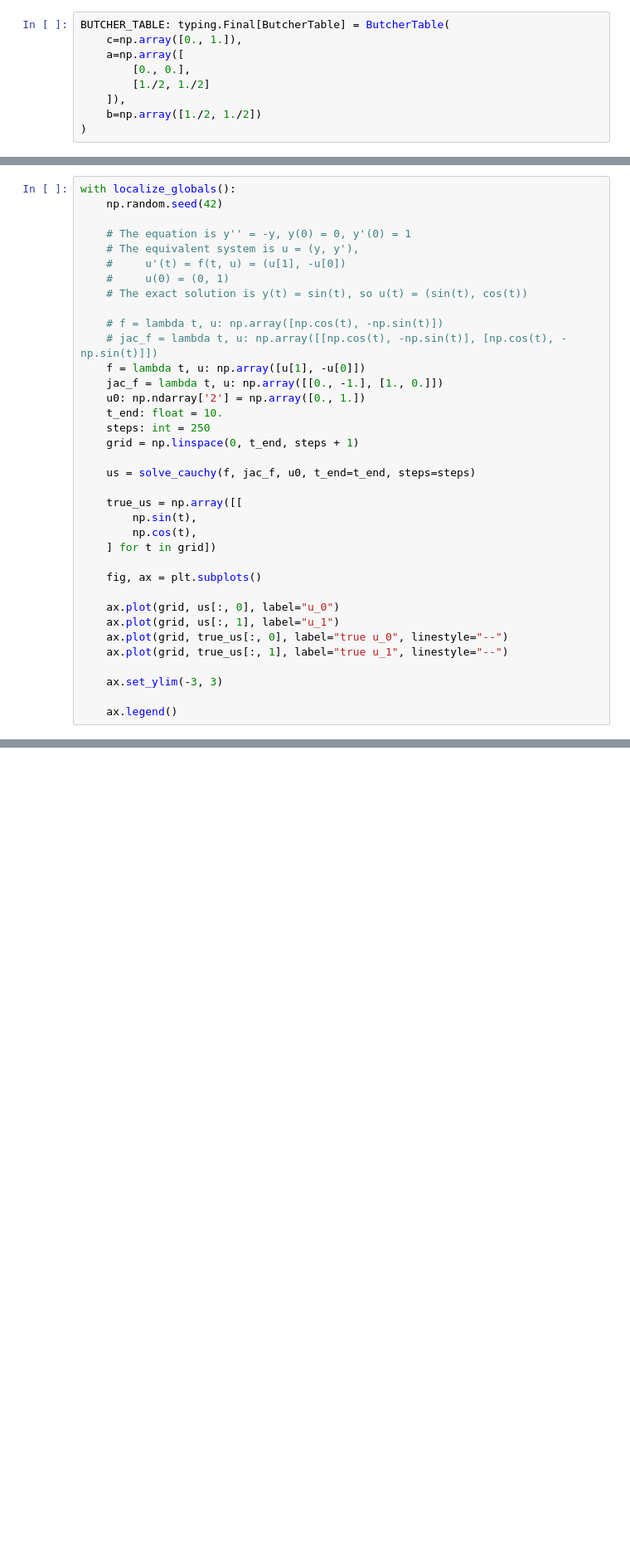
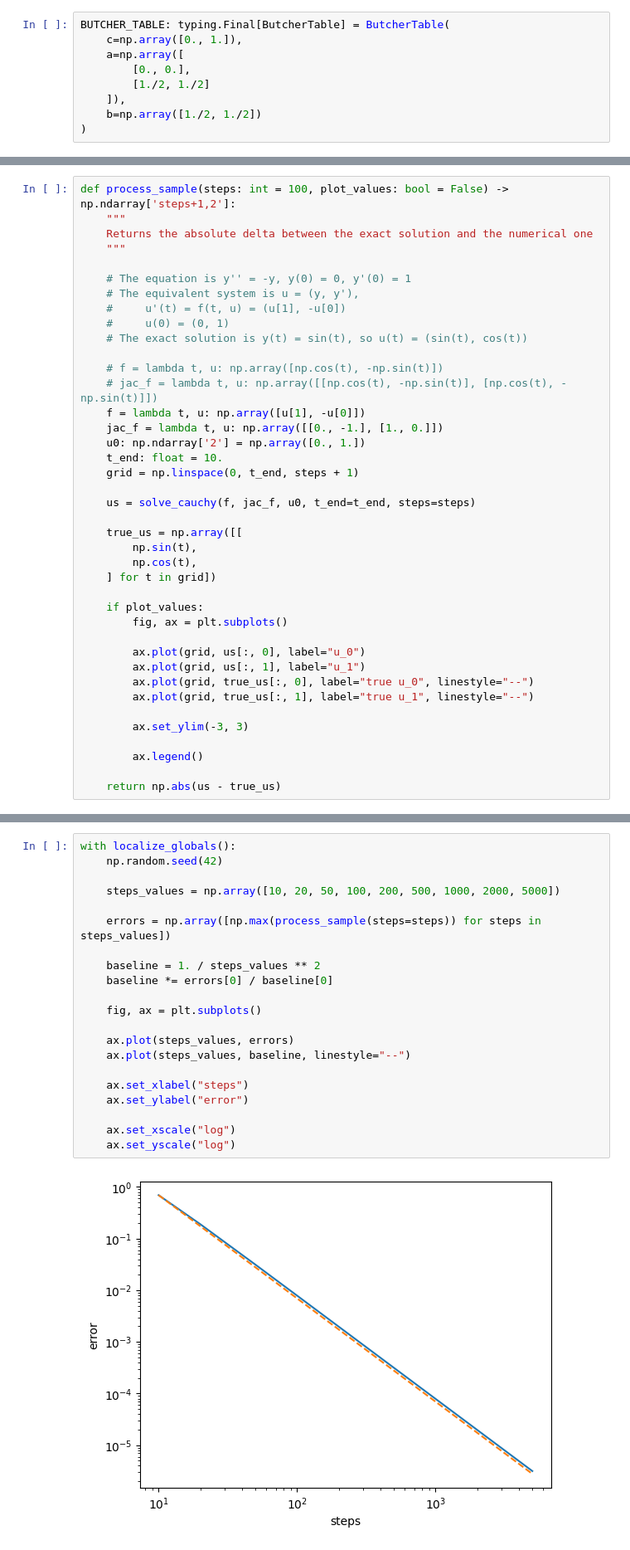
Before and after one commit to abel1502/mipt_6s, a Jupyter notebook: comp_math/lab_5/lab_5.ipynb, the cells around one changed output, grey strips where cells are left out. Shown: that part at 83% size. Saved outputs shown, nothing was run; the diff lists cells and outputs as text; blank space fills up the shorter version.

```diff
--- a/comp_math/lab_5/lab_5.ipynb
+++ b/comp_math/lab_5/lab_5.ipynb
@@ -169,8 +169,10 @@ def solve_cauchy(
 
     return us
 # %%
-with localize_globals():
-    np.random.seed(42)
+def process_sample(steps: int = 100, plot_values: bool = False) -> np.ndarray['steps+1,2']:
+    """
+    Returns the absolute delta between the exact solution and the numerical one
+    """
 
     # The equation is y'' = -y, y(0) = 0, y'(0) = 1
     # The equivalent system is u = (y, y'),
@@ -184,7 +186,6 @@ with localize_globals():
     jac_f = lambda t, u: np.array([[0., -1.], [1., 0.]])
     u0: np.ndarray['2'] = np.array([0., 1.])
     t_end: float = 10.
-    steps: int = 250
     grid = np.linspace(0, t_end, steps + 1)
 
     us = solve_cauchy(f, jac_f, u0, t_end=t_end, steps=steps)
@@ -194,13 +195,16 @@ with localize_globals():
         np.cos(t),
     ] for t in grid])
 
-    fig, ax = plt.subplots()
+    if plot_values:
+        fig, ax = plt.subplots()
 
-    ax.plot(grid, us[:, 0], label="u_0")
-    ax.plot(grid, us[:, 1], label="u_1")
-    ax.plot(grid, true_us[:, 0], label="true u_0", linestyle="--")
-    ax.plot(grid, true_us[:, 1], label="true u_1", linestyle="--")
+        ax.plot(grid, us[:, 0], label="u_0")
+        ax.plot(grid, us[:, 1], label="u_1")
+        ax.plot(grid, true_us[:, 0], label="true u_0", linestyle="--")
+        ax.plot(grid, true_us[:, 1], label="true u_1", linestyle="--")
 
-    ax.set_ylim(-3, 3)
+        ax.set_ylim(-3, 3)
 
-    ax.legend()
+        ax.legend()
+
+    return np.abs(us - true_us)
@@ -208,0 +218,23 @@ with localize_globals():
+# %%
+with localize_globals():
+    np.random.seed(42)
+
+    steps_values = np.array([10, 20, 50, 100, 200, 500, 1000, 2000, 5000])
+
+    errors = np.array([np.max(process_sample(steps=steps)) for steps in steps_values])
+
+    baseline = 1. / steps_values ** 2
+    baseline *= errors[0] / baseline[0]
+
+    fig, ax = plt.subplots()
+
+    ax.plot(steps_values, errors)
+    ax.plot(steps_values, baseline, linestyle="--")
+
+    ax.set_xlabel("steps")
+    ax.set_ylabel("error")
+
+    ax.set_xscale("log")
+    ax.set_yscale("log")
+# %% [output]
+[figure, added]
```
Also changed, not shown: parts of 3 cells of this notebook.
